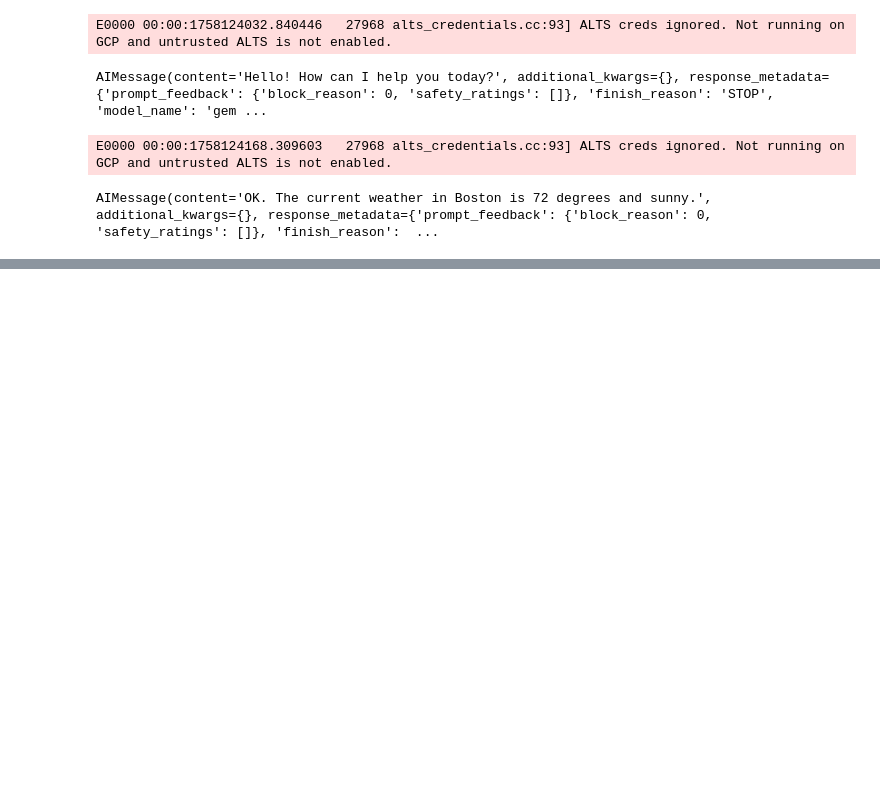
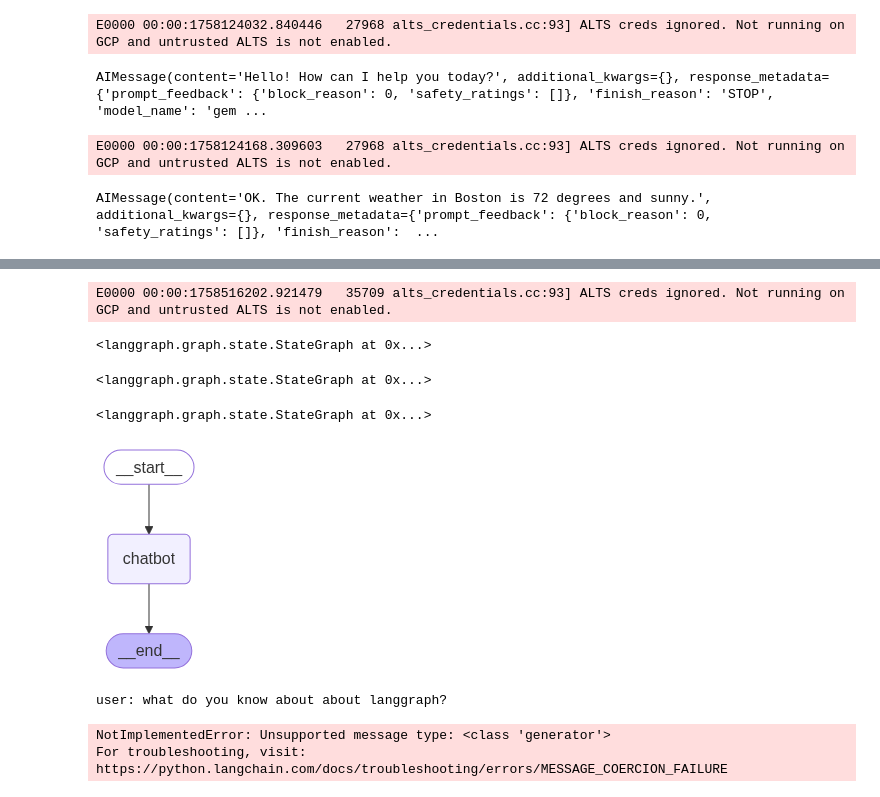
Before and after one commit to Chejarlabalaji2112/mind, a Jupyter notebook: temp_files/gemini_test.ipynb, the cells around one changed output, grey strips where cells are left out. Saved outputs shown, nothing was run; the diff lists cells and outputs as text; code cells hidden in the pictures; blank space fills up the shorter version.

```diff
--- a/temp_files/gemini_test.ipynb
+++ b/temp_files/gemini_test.ipynb
@@ -68,0 +93,56 @@ AIMessage(content='OK. The weather in San Francisco is sunny.', additional_kwarg
+# %%
+import dotenv
+from langchain.chat_models import init_chat_model
+dotenv.load_dotenv()
+
+llm = init_chat_model("google_genai:gemini-2.5-flash")
+# %% [output]
+E0000 00:00:1758516202.921479   35709 alts_credentials.cc:93] ALTS creds ignored. Not running on GCP and untrusted ALTS is not enabled.
+# %%
+def chatbot(state:State):
+    return {"messages": [llm.stream(state["messages"])]}
+
+
+graph_builder.add_node("chatbot", chatbot)
+# %% [output]
+<langgraph.graph.state.StateGraph at 0x...>
+# %%
+graph_builder.add_edge(START, "chatbot")
+# %% [output]
+<langgraph.graph.state.StateGraph at 0x...>
+# %%
+graph_builder.add_edge("chatbot", END)
+# %% [output]
+<langgraph.graph.state.StateGraph at 0x...>
+# %%
+graph = graph_builder.compile()
+# %%
+from IPython.display import Image, display
+
+try:
+    display(Image(graph.get_graph().draw_mermaid_png()))
+except Exception:
+    pass
+# %% [output]
+[figure, added]
+# %%
+def stream_graph_updates(user_input: str):
+    for event in graph.stream({"messages": [{"role": "user", "content":user_input}]}):
+        for value in event.values():
+            print("Assistant:", value["messages"][-1].content)
+while True:
+    try:
+        user_input = input("User: ")
+        if user_input.lower() in ["quit", "exit", "q"]:
+            print('sttop')
+            break
+        stream_graph_updates(user_input)
+    except:
+        user_input = "what do you know about about langgraph?"
+        print("user: " + user_input)
+        stream_graph_updates(user_input)
+        break
+# %% [output]
+user: what do you know about about langgraph?
+NotImplementedError: Unsupported message type: <class 'generator'>
+For troubleshooting, visit: https://python.langchain.com/docs/troubleshooting/errors/MESSAGE_COERCION_FAILURE
```
Also changed, not shown: parts of 6 cells of this notebook, 16 other files.
